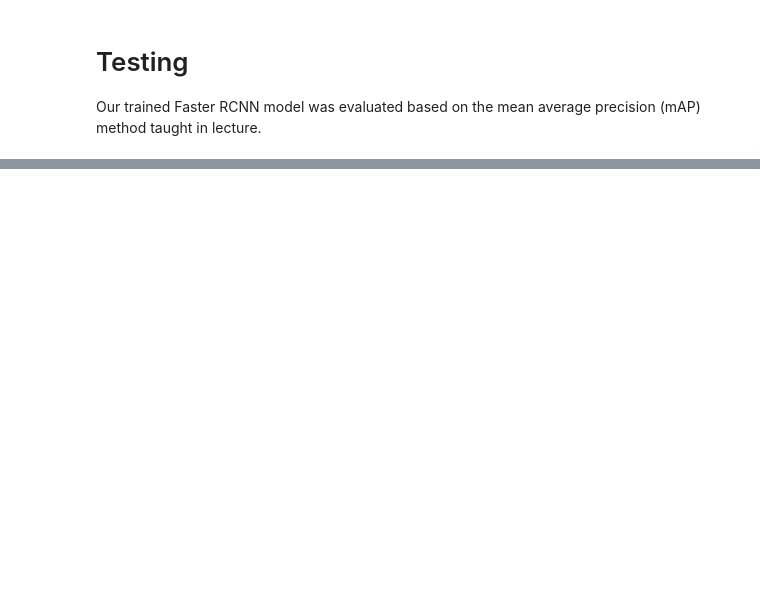
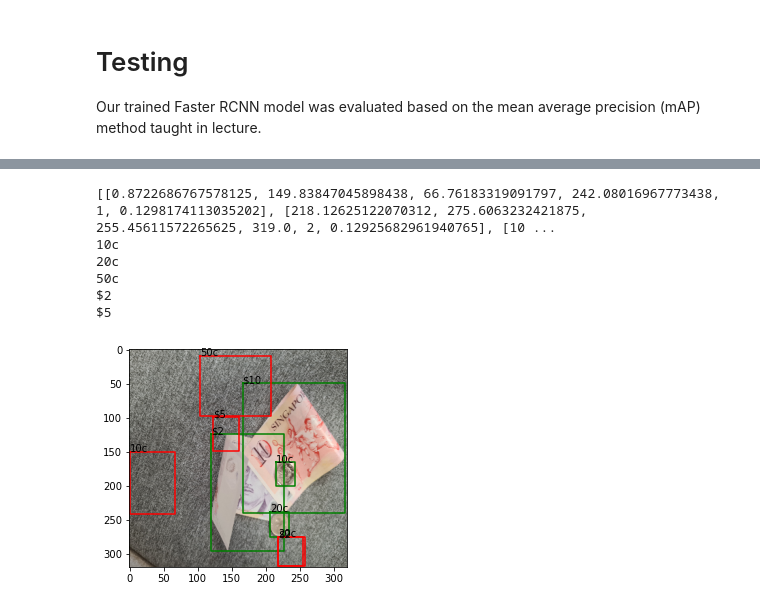
Before and after one commit to EkChinHui/what-really-counts, a Jupyter notebook: project.ipynb, the cells around one changed output, grey strips where cells are left out. Saved outputs shown, nothing was run; the diff lists cells and outputs as text; code cells hidden in the pictures; blank space fills up the shorter version.

Commit message:
Implement display_predictions

```diff
--- a/project.ipynb
+++ b/project.ipynb
@@ -1159,11 +1183,11 @@ class faster_R_CNN(nn.Module):
 # Training
 To train the model, we used an initial learning rate of 0.01 and divided it by 1.5 every 10 epochs. We trained for a total of 20 epochs with a batch size of 1.
 # %%
-device = torch.device('cuda')
-# device = torch.device('cpu')
+# device = torch.device('cuda')
+# # device = torch.device('cpu')
 
-net = faster_R_CNN()
-net.to(device)
+# net = faster_R_CNN()
+# net.to(device)
 
-print(net)
-print(utils.display_num_param(net))
+# print(net)
+# print(utils.display_num_param(net))
@@ -1414,0 +1395,38 @@ Mean Average Precision (MAP) Score =  0.14413265306122447
+# %%
+from PIL import Image
+
+def display_predictions(img, gt_bbox, max_per_image=5):
+    img = img.to(device)
+    with torch.no_grad():
+        cls_score, cls_pred, cls_prob, bbox_pred, rois = net(img, None, train_flag=False)
+        boxes = rois[:, 1:5]
+        n_anchors = int(bbox_pred.shape[0] / (num_of_class * 4))
+        scores = cls_prob.view(n_anchors, -1)
+        box_deltas = bbox_pred.view(n_anchors, -1)
+        boxes = bbox_transform_inv(boxes, box_deltas)
+        boxes = clip_boxes(boxes, [320,320])
+        predictions = filter_predictions(scores.cpu(), boxes.cpu(), 0.3, 0.129, num_of_class=8)
+        img = img.view(-1, 320, 320)
+        predictions = {label: bboxes[:1] for label, bboxes in predictions.items()}
+        predicted_boxes = []
+        for label, bboxes in predictions.items():
+            for bbox in bboxes:
+                bbox_list = bbox.tolist()
+                bbox_list.insert(4, label_index_dict[label])
+                predicted_boxes.append(bbox_list)
+        top_n_predicted_boxes = sorted(predicted_boxes, key=lambda x: x[4])[:max_per_image]
+        display_img_bbox(img, gt_bbox[0], top_n_predicted_boxes)
+
+net = torch.load('model')
+device = torch.device('cuda')
+net.to(device)
+img, bbox = iter(test_dataloader).next()
+display_predictions(img, bbox)
+# %% [output]
+[[0.8722686767578125, 149.83847045898438, 66.76183319091797, 242.08016967773438, 1, 0.1298174113035202], [218.12625122070312, 275.6063232421875, 255.45611572265625, 319.0, 2, 0.12925682961940765], [10 ...
+10c
+20c
+50c
+$2
+$5
+[figure, added]
```
Also changed, not shown: parts of 7 cells of this notebook.
